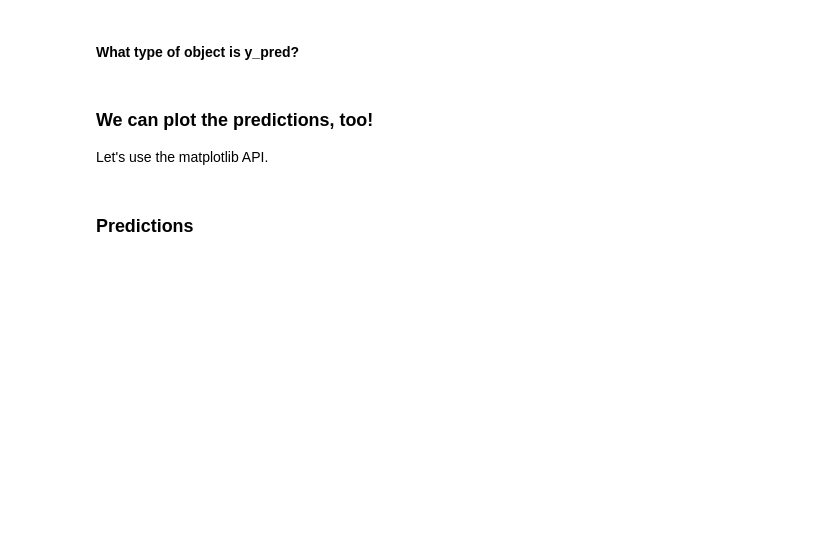
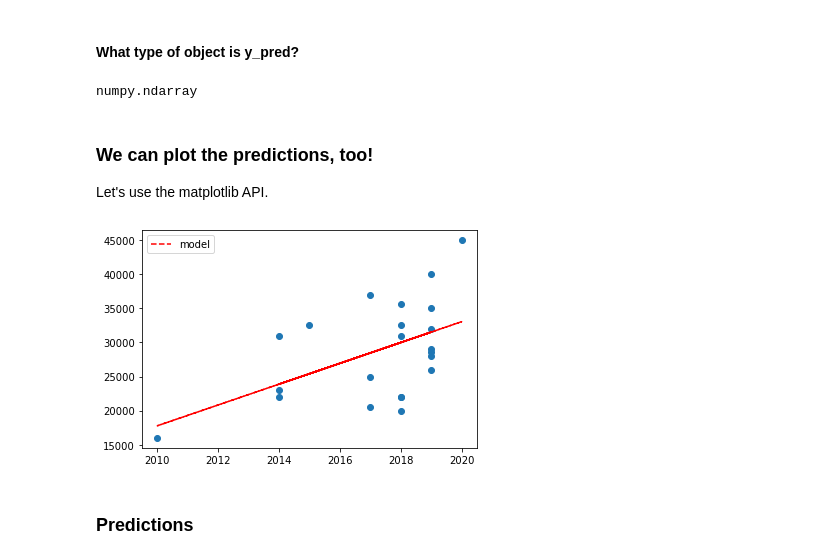
Before and after one commit to jfkoehler/DAT-02-14, a Jupyter notebook: ClassMaterial/Unit2/Class6/linear-regression-starter.ipynb, the cells around one changed output. Saved outputs shown, nothing was run; the diff lists cells and outputs as text; code cells hidden in the pictures; blank space fills up the shorter version.

Commit message:
after linear reg I

```diff
--- a/ClassMaterial/Unit2/Class6/linear-regression-starter.ipynb
+++ b/ClassMaterial/Unit2/Class6/linear-regression-starter.ipynb
@@ -127,3 +170,5 @@ In the simple linear regression case, p = 1. We have one feature. Usually you'll
+# %%
+y = df_cars['price']
 # %% [markdown]
 #### Why did we make X a DataFrame?
 # %% [markdown]
@@ -146,5 +199,7 @@ Scikit-learn supervised learning estimators are expecting a single output column
 from sklearn.linear_model import LinearRegression
 # %% [markdown]
 ### Step 3: Instantiate the model
+# %%
+lr = LinearRegression() #instantiate the model
 # %% [markdown]
 #### What is `lr`?
@@ -151,2 +210,4 @@ from sklearn.linear_model import LinearRegression
 # %% [markdown]
 ### Step 4: Fit the model
+# %%
+lr.fit(X, y)
@@ -180,3 +255,6 @@ If we had new data points for year we could pass it to the predict method to gen
 We don't have any new data, so let's just see what predictions our model would have made. This is the same as saying "Find the x value for a prediction on the plot and go up to our line. That value for y is our prediction."
 
 We do this for all the X values.
+# %%
+yhat = lr.predict(X)
+yhat
@@ -186,10 +271,20 @@ We do this for all the X values.
 We are trying to predict y!
 # %% [markdown]
 #### What type of object is y_pred?
+# %%
+type(yhat)
+# %% [output]
+numpy.ndarray
 # %% [markdown]
 ### We can plot the predictions, too!
 
 Let's use the matplotlib API.
+# %%
+plt.scatter(X, y)
+plt.plot(df_cars['year'], yhat, '--r', label = 'model')
+plt.legend();
+# %% [output]
+[figure, added]
 # %% [markdown]
 ### Predictions
 # %% [markdown]
```
Also changed, not shown: parts of 51 cells of this notebook, 2 other files.
